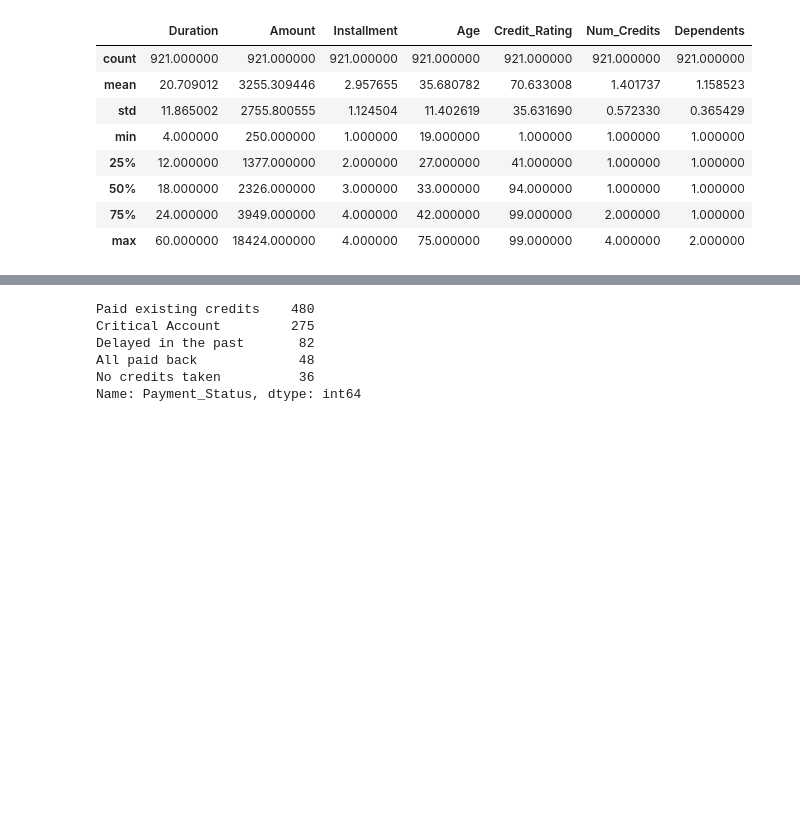
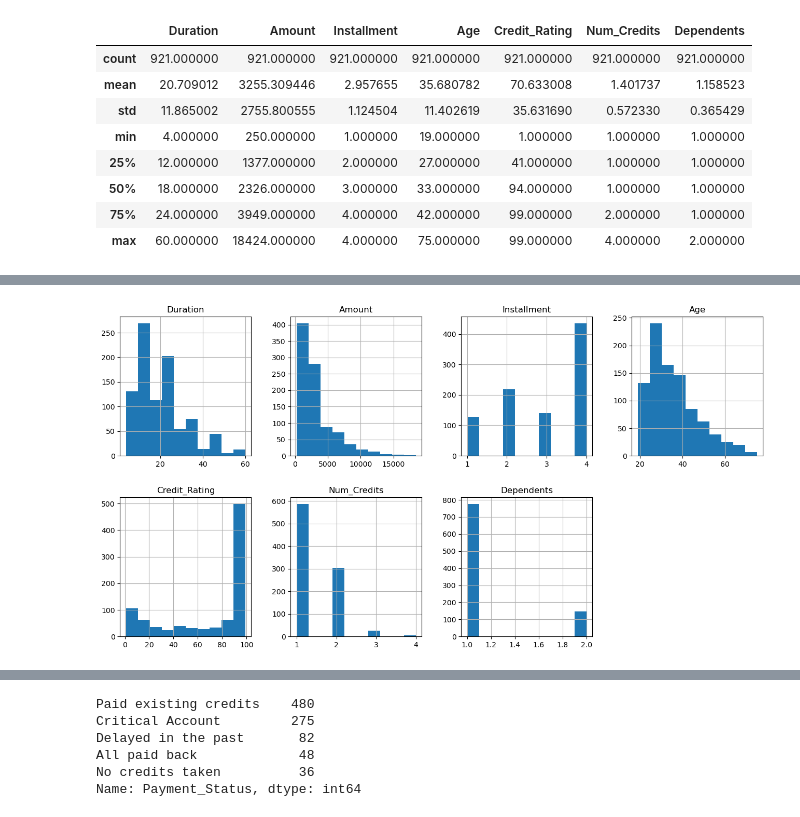
Before and after one commit to Bk49/CS105-Project, a Jupyter notebook: CS105 Project Submission Part I 2023.ipynb, the cells around one changed output, grey strips where cells are left out. Cells and saved outputs as stored; diff of their text form; code cells hidden in the pictures; blank space fills up the shorter version.

```diff
--- a/CS105 Project Submission Part I 2023.ipynb
+++ b/CS105 Project Submission Part I 2023.ipynb
@@ -691,0 +763,5 @@ plt.show()
+# %%
+df_numeric.hist(layout=(2,4), figsize=(16,8))
+plt.show()
+# %% [output]
+[figure, added]
```
Also changed, not shown: parts of 23 cells of this notebook.
